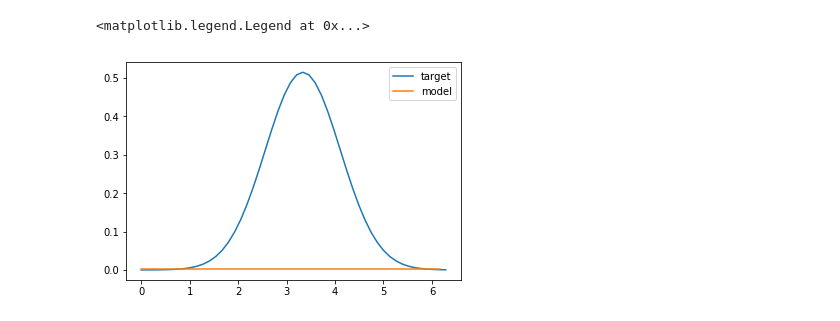
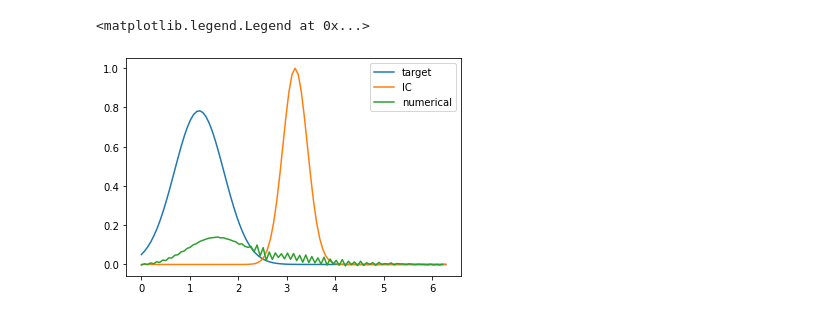
Before and after one commit to nomahen/FokkerPlanck, a Jupyter notebook: fp2D_full.ipynb, the cells around one changed output. Cells and saved outputs as stored; diff of their text form; code cells hidden in the pictures.

```diff
--- a/fp2D_full.ipynb
+++ b/fp2D_full.ipynb
@@ -298,8 +734,22 @@ plt.plot
+# %%
+resolution = 100
+N = resolution
+x_a = np.linspace(0,2*np.pi,N)
+gamma = 1
+D = 0.3
+mu = gamma * x_a
+ou_IC = signal.unit_impulse(N,idx)
+def ornstein_uhlenbeck_sol(gamma,D,mu,t,x,x0):
+    a = np.sqrt(gamma/(2*np.pi*D*(1-np.exp(-2*gamma*(t)))))
+    b = np.exp(-1*(gamma*(x-np.exp(-gamma*t)*x0)**2)/(2*D*(1-np.exp(-2*gamma*t))))
+    return a * b
+target_ou = ornstein_uhlenbeck_sol(gamma,D,mu,tmax,x_a,x0)
 # %%
-plt.plot(x_a,target,label='target')
-#plt.plot(x_a,Wiener_IC)
-plt.plot(x[:,0],p.data[:,20],label='model')
+plt.plot(x_a,target_ou,label='target')
+
+plt.plot(x_a,IC,label='IC')
+plt.plot(x[:,0],p.data[:,40],label='numerical')
 plt.legend()
 # %% [output]
 <matplotlib.legend.Legend at 0x...>
-[figure, old version]
+[figure, new version]
```
Also changed, not shown: parts of 31 cells of this notebook, 2 other files.
